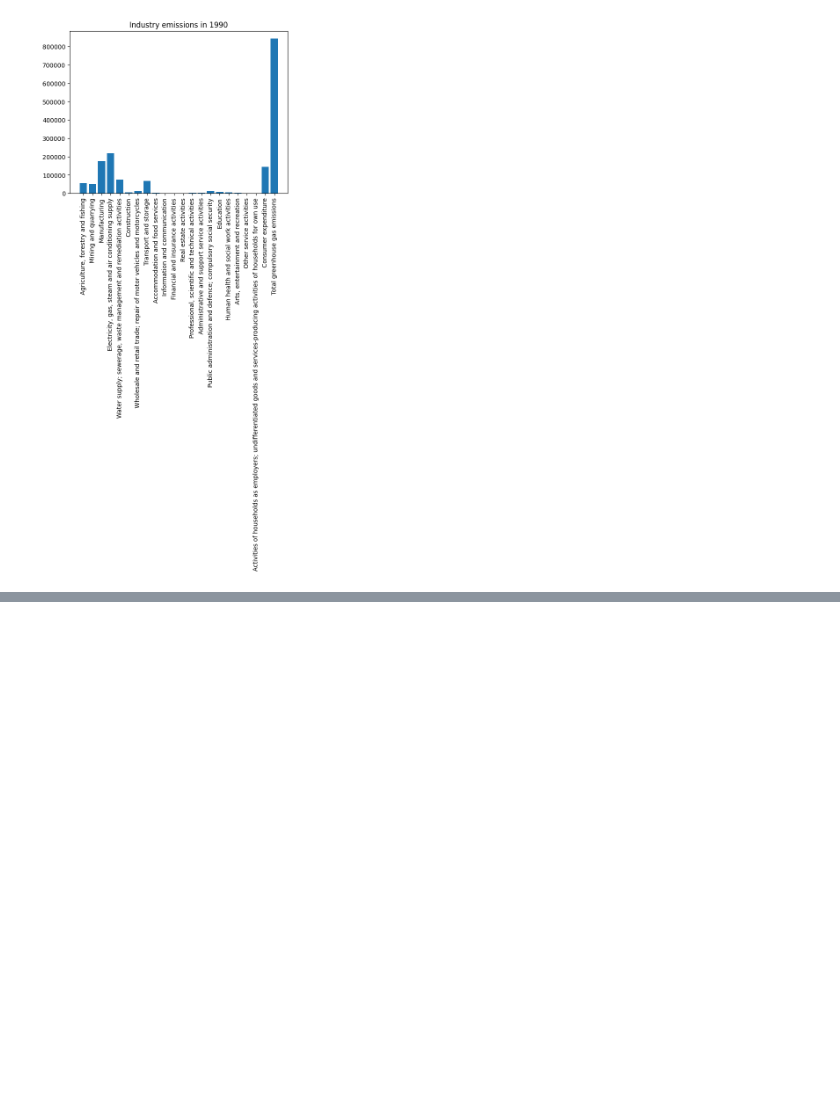
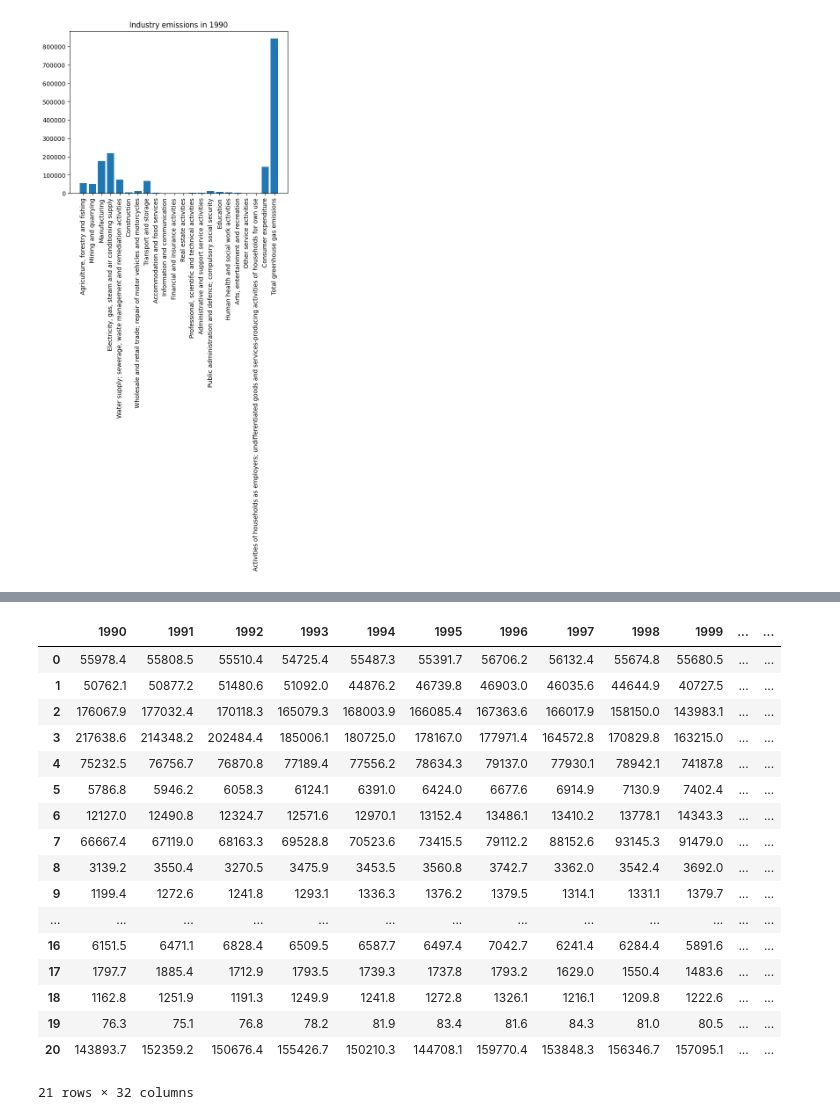
Before and after one commit to minervaliticia/Atmospheric_Emissions, a Jupyter notebook: Current_Analysis.ipynb, the cells around one changed output, grey strips where cells are left out. Cells and saved outputs as stored; diff of their text form; code cells hidden in the pictures; blank space fills up the shorter version.

```diff
--- a/Current_Analysis.ipynb
+++ b/Current_Analysis.ipynb
@@ -191,0 +404,23 @@ plt.show()
+# %%
+cols_to_drop = ["Letter code", "Industry"]
+sample_df = ghg_indus_grp.drop(columns = cols_to_drop)
+sample_df
+# %% [output]
+|  | 1990 | 1991 | 1992 | 1993 | 1994 | 1995 | 1996 | 1997 | 1998 | 1999 | ... | ... |
+| 0 | 55978.4 | 55808.5 | 55510.4 | 54725.4 | 55487.3 | 55391.7 | 56706.2 | 56132.4 | 55674.8 | 55680.5 | ... | ... |
+| 1 | 50762.1 | 50877.2 | 51480.6 | 51092.0 | 44876.2 | 46739.8 | 46903.0 | 46035.6 | 44644.9 | 40727.5 | ... | ... |
+| 2 | 176067.9 | 177032.4 | 170118.3 | 165079.3 | 168003.9 | 166085.4 | 167363.6 | 166017.9 | 158150.0 | 143983.1 | ... | ... |
+| 3 | 217638.6 | 214348.2 | 202484.4 | 185006.1 | 180725.0 | 178167.0 | 177971.4 | 164572.8 | 170829.8 | 163215.0 | ... | ... |
+| 4 | 75232.5 | 76756.7 | 76870.8 | 77189.4 | 77556.2 | 78634.3 | 79137.0 | 77930.1 | 78942.1 | 74187.8 | ... | ... |
+| 5 | 5786.8 | 5946.2 | 6058.3 | 6124.1 | 6391.0 | 6424.0 | 6677.6 | 6914.9 | 7130.9 | 7402.4 | ... | ... |
+| 6 | 12127.0 | 12490.8 | 12324.7 | 12571.6 | 12970.1 | 13152.4 | 13486.1 | 13410.2 | 13778.1 | 14343.3 | ... | ... |
+| 7 | 66667.4 | 67119.0 | 68163.3 | 69528.8 | 70523.6 | 73415.5 | 79112.2 | 88152.6 | 93145.3 | 91479.0 | ... | ... |
+| 8 | 3139.2 | 3550.4 | 3270.5 | 3475.9 | 3453.5 | 3560.8 | 3742.7 | 3362.0 | 3542.4 | 3692.0 | ... | ... |
+| 9 | 1199.4 | 1272.6 | 1241.8 | 1293.1 | 1336.3 | 1376.2 | 1379.5 | 1314.1 | 1331.1 | 1379.7 | ... | ... |
+| ... | ... | ... | ... | ... | ... | ... | ... | ... | ... | ... | ... | ... |
+| 16 | 6151.5 | 6471.1 | 6828.4 | 6509.5 | 6587.7 | 6497.4 | 7042.7 | 6241.4 | 6284.4 | 5891.6 | ... | ... |
+| 17 | 1797.7 | 1885.4 | 1712.9 | 1793.5 | 1739.3 | 1737.8 | 1793.2 | 1629.0 | 1550.4 | 1483.6 | ... | ... |
+| 18 | 1162.8 | 1251.9 | 1191.3 | 1249.9 | 1241.8 | 1272.8 | 1326.1 | 1216.1 | 1209.8 | 1222.6 | ... | ... |
+| 19 | 76.3 | 75.1 | 76.8 | 78.2 | 81.9 | 83.4 | 81.6 | 84.3 | 81.0 | 80.5 | ... | ... |
+| 20 | 143893.7 | 152359.2 | 150676.4 | 155426.7 | 150210.3 | 144708.1 | 159770.4 | 153848.3 | 156346.7 | 157095.1 | ... | ... |
+21 rows × 32 columns
```
Also changed, not shown: parts of 38 cells of this notebook.
